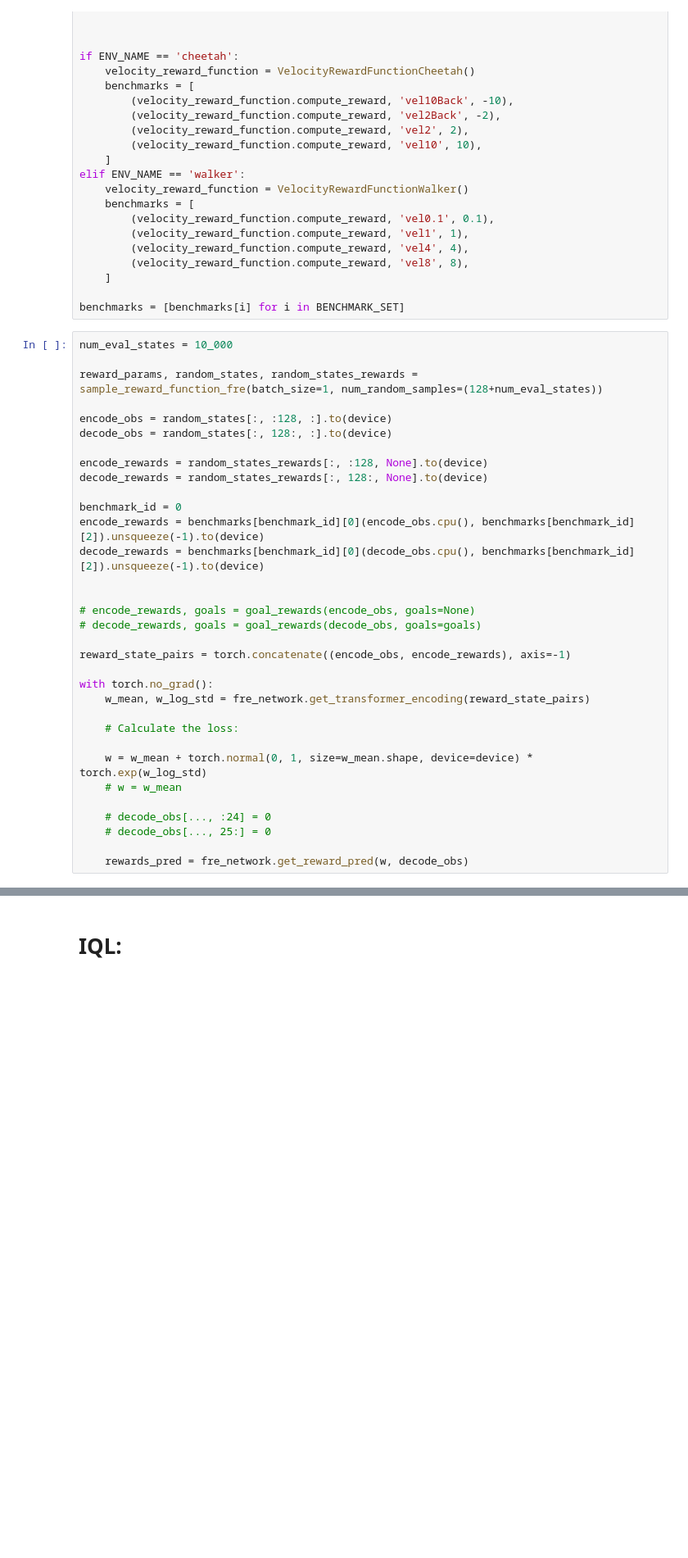
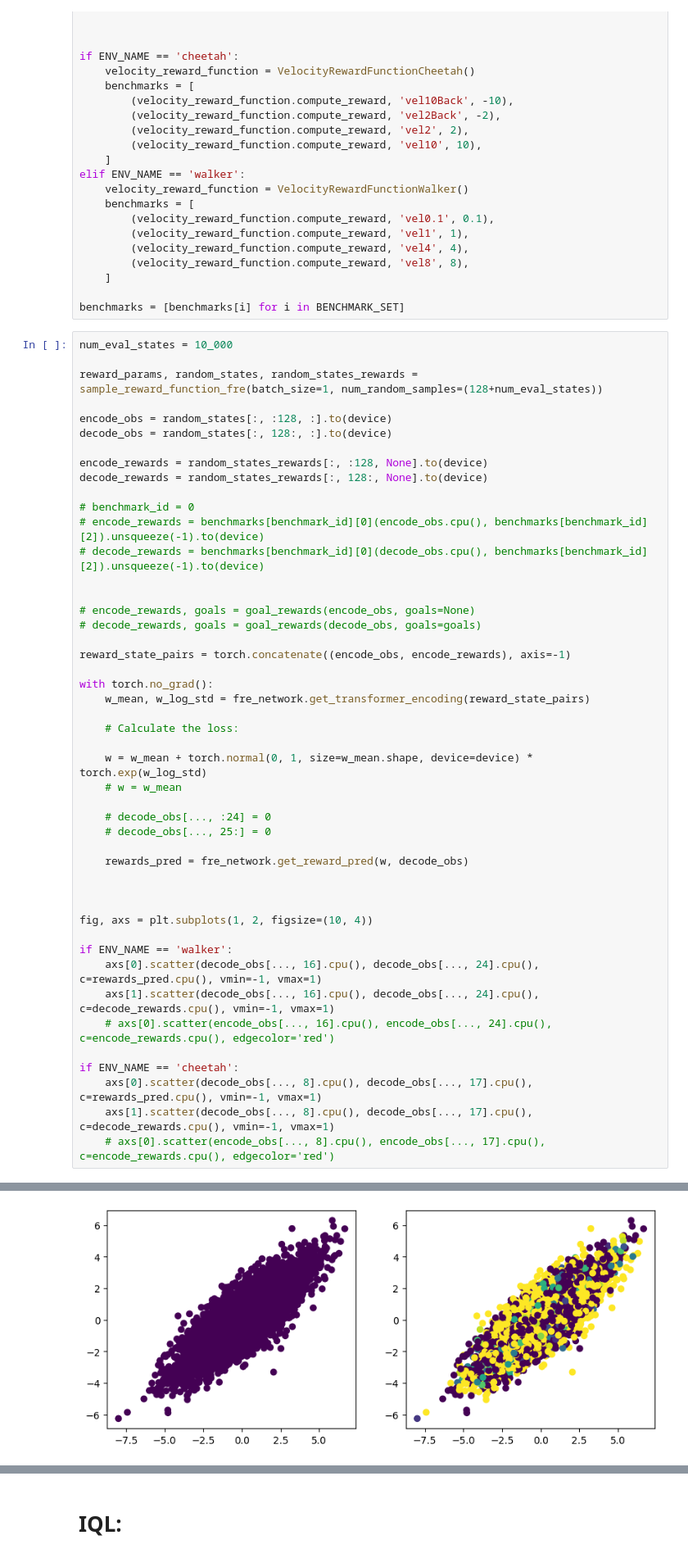
Before and after one commit to TheSun00000/fre_experiments, a Jupyter notebook: offline_fre+dmc copy.ipynb, the cells around one changed output, grey strips where cells are left out. Shown at 82% size. Saved outputs shown, nothing was run; the diff lists cells and outputs as text; blank space fills up the shorter version.

```diff
--- a/offline_fre+dmc copy.ipynb
+++ b/offline_fre+dmc copy.ipynb
@@ -647,9 +647,9 @@ decode_obs = random_states[:, 128:, :].to(device)
 encode_rewards = random_states_rewards[:, :128, None].to(device)
 decode_rewards = random_states_rewards[:, 128:, None].to(device)
 
-benchmark_id = 0
-encode_rewards = benchmarks[benchmark_id][0](encode_obs.cpu(), benchmarks[benchmark_id][2]).unsqueeze(-1).to(device)
-decode_rewards = benchmarks[benchmark_id][0](decode_obs.cpu(), benchmarks[benchmark_id][2]).unsqueeze(-1).to(device)
+# benchmark_id = 0
+# encode_rewards = benchmarks[benchmark_id][0](encode_obs.cpu(), benchmarks[benchmark_id][2]).unsqueeze(-1).to(device)
+# decode_rewards = benchmarks[benchmark_id][0](decode_obs.cpu(), benchmarks[benchmark_id][2]).unsqueeze(-1).to(device)
 
 
 # encode_rewards, goals = goal_rewards(encode_obs, goals=None)
@@ -669,4 +669,18 @@ with torch.no_grad():
     # decode_obs[..., 25:] = 0
 
     rewards_pred = fre_network.get_reward_pred(w, decode_obs)
+
+
+
+fig, axs = plt.subplots(1, 2, figsize=(10, 4))
+
+if ENV_NAME == 'walker':
+    axs[0].scatter(decode_obs[..., 16].cpu(), decode_obs[..., 24].cpu(), c=rewards_pred.cpu(), vmin=-1, vmax=1)
+    axs[1].scatter(decode_obs[..., 16].cpu(), decode_obs[..., 24].cpu(), c=decode_rewards.cpu(), vmin=-1, vmax=1)
+    # axs[0].scatter(encode_obs[..., 16].cpu(), encode_obs[..., 24].cpu(), c=encode_rewards.cpu(), edgecolor='red')
+
+if ENV_NAME == 'cheetah':
+    axs[0].scatter(decode_obs[..., 8].cpu(), decode_obs[..., 17].cpu(), c=rewards_pred.cpu(), vmin=-1, vmax=1)
+    axs[1].scatter(decode_obs[..., 8].cpu(), decode_obs[..., 17].cpu(), c=decode_rewards.cpu(), vmin=-1, vmax=1)
+    # axs[0].scatter(encode_obs[..., 8].cpu(), encode_obs[..., 17].cpu(), c=encode_rewards.cpu(), edgecolor='red')
 # %% [output]
@@ -673,0 +687 @@ RuntimeError: random_ expects 'from' to be less than 'to', but got from=0 >= to=
+[figure, added]
```
Also changed, not shown: parts of 14 cells of this notebook, 2 other files.
